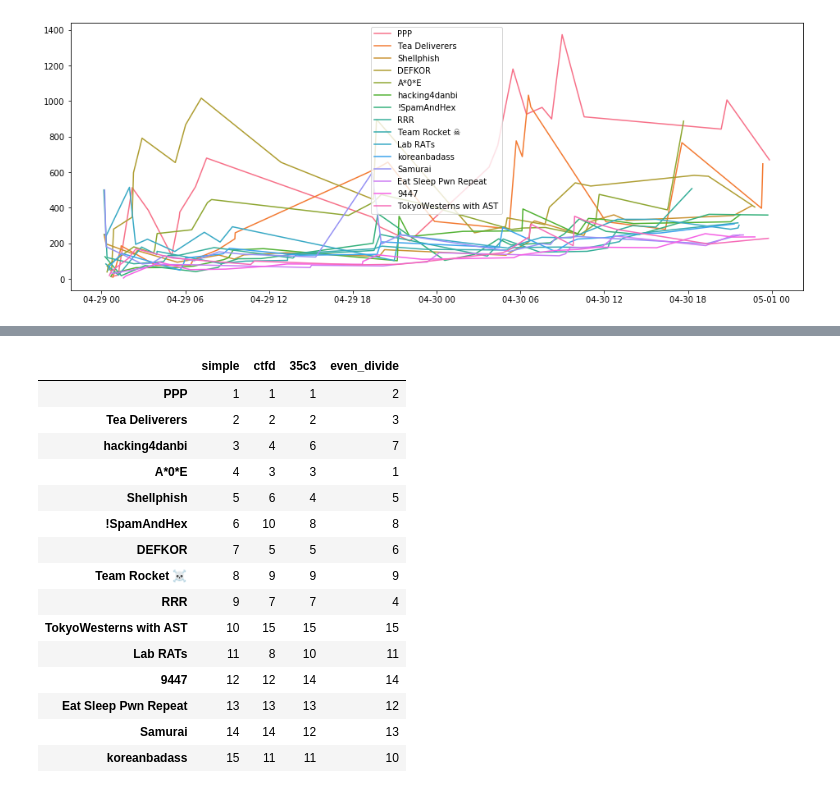
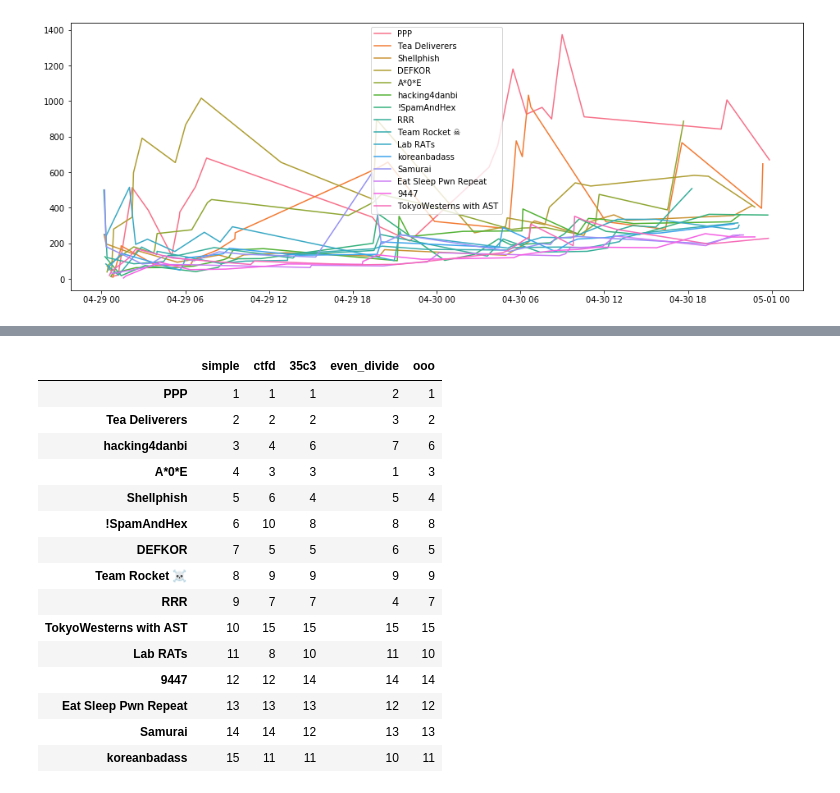
Before and after one commit to wwong/ctf-score-analysis, a Jupyter notebook: 2017-legitbs-quals.ipynb, the cells around one changed output, grey strips where cells are left out. Saved outputs shown, nothing was run; the diff lists cells and outputs as text; code cells hidden in the pictures.

```diff
--- a/2017-legitbs-quals.ipynb
+++ b/2017-legitbs-quals.ipynb
@@ -202,6 +202,39 @@ class EvenDividePointValueChallengeLoader:
         return Challenge(challenge_id=challenge_json['id'],
                         name=challenge_json['name'],
                         score_strategy=strategy)
+# %%
+# From OOO Scoring Playground
+# https://github.com/o-o-overflow/scoring-playground/blob/master/scorings.py
+class OooDecayPointValueStrategy(SimplePointValueStrategy):
+    def __init__(self, max_points=500, min_points=100, k=0.08, j=1, breakthrough_point_values=[]):
+        self.max_points = max_points
+        self.min_points = min_points
+        self.k = k
+        self.j = j
+
+        self.breakthrough_point_values = breakthrough_point_values
+
+    def base_point_value(self, solve_data):
+        max_points = self.max_points
+        min_points = self.min_points
+        n = solve_data.df.shape[0]
+        if n == 0:
+            return self.max_points
+        return int(int(self.min_points) + float(int(self.max_points)-int(self.min_points))/(1 + float(self.k)*n * math.log(float(self.j)*n)))
+
+    def __repr__(self):
+        rep = f'[OooDecayPointValueStrategy min={self.min_points} max={self.max_points}'
+        if self.breakthrough_point_values:
+            return rep + f' breakthrough_points={self.breakthrough_point_values}'
+        return rep + ']'
+
+
+class OooDecayPointValueChallengeLoader:
+    def from_json(challenge_json):
+        strategy = OooDecayPointValueStrategy(500, 100)
+        return Challenge(challenge_id=challenge_json['id'],
+                        name=challenge_json['name'],
+                        score_strategy=strategy)
 # %%
 challenges_r = json.load(open('./data/legitbs/2017-quals/challenges.json', 'r'))
 solves_r = json.load(open('./data/legitbs/2017-quals/solutions.json', 'r'))
@@ -306,3 +348,6 @@ Eat Sleep Pwn Repeat      247.0
 TokyoWesterns with AST    228.0
 dtype: float64
 [figure]
+# %%
+ooo_scores = plot_for_strat(teams, solves, OooDecayPointValueChallengeLoader.from_json)
+ooo_scores
@@ -309,26 +372,26 @@ dtype: float64
 # %%
-sorted_scores = map(lambda x: x.sort_values(ascending=False), [simple_scores, ctfd_scores, espr_scores, even_scores])
+sorted_scores = map(lambda x: x.sort_values(ascending=False), [simple_scores, ctfd_scores, espr_scores, even_scores, ooo_scores])
 
 team_places = list(map(lambda x: pd.Series(range(1, 16), index=x.index), sorted_scores))
 simple_team_places = team_places[0]
 
-pd.concat(team_places, axis=1, keys=['simple', 'ctfd', '35c3', 'even_divide'], sort=False).sort_values(ascending=True, by='simple')
+pd.concat(team_places, axis=1, keys=['simple', 'ctfd', '35c3', 'even_divide', 'ooo'], sort=False).sort_values(ascending=True, by='simple')
 # %% [output]
-|  | simple | ctfd | 35c3 | even_divide |
-| PPP | 1 | 1 | 1 | 2 |
-| Tea Deliverers | 2 | 2 | 2 | 3 |
-| hacking4danbi | 3 | 4 | 6 | 7 |
-| A*0*E | 4 | 3 | 3 | 1 |
-| Shellphish | 5 | 6 | 4 | 5 |
-| !SpamAndHex | 6 | 10 | 8 | 8 |
-| DEFKOR | 7 | 5 | 5 | 6 |
-| Team Rocket ☠️ | 8 | 9 | 9 | 9 |
-| RRR | 9 | 7 | 7 | 4 |
-| TokyoWesterns with AST | 10 | 15 | 15 | 15 |
-| Lab RATs | 11 | 8 | 10 | 11 |
-| 9447 | 12 | 12 | 14 | 14 |
-| Eat Sleep Pwn Repeat | 13 | 13 | 13 | 12 |
-| Samurai | 14 | 14 | 12 | 13 |
-| koreanbadass | 15 | 11 | 11 | 10 |
+|  | simple | ctfd | 35c3 | even_divide | ooo |
+| PPP | 1 | 1 | 1 | 2 | 1 |
+| Tea Deliverers | 2 | 2 | 2 | 3 | 2 |
+| hacking4danbi | 3 | 4 | 6 | 7 | 6 |
+| A*0*E | 4 | 3 | 3 | 1 | 3 |
+| Shellphish | 5 | 6 | 4 | 5 | 4 |
+| !SpamAndHex | 6 | 10 | 8 | 8 | 8 |
+| DEFKOR | 7 | 5 | 5 | 6 | 5 |
+| Team Rocket ☠️ | 8 | 9 | 9 | 9 | 9 |
+| RRR | 9 | 7 | 7 | 4 | 7 |
+| TokyoWesterns with AST | 10 | 15 | 15 | 15 | 15 |
+| Lab RATs | 11 | 8 | 10 | 11 | 10 |
+| 9447 | 12 | 12 | 14 | 14 | 14 |
+| Eat Sleep Pwn Repeat | 13 | 13 | 13 | 12 | 12 |
+| Samurai | 14 | 14 | 12 | 13 | 13 |
+| koreanbadass | 15 | 11 | 11 | 10 | 11 |
 # %%
 team_place_diffs = map(lambda x: x - simple_team_places, team_places)
```
Also changed, not shown: parts of 4 cells of this notebook.
